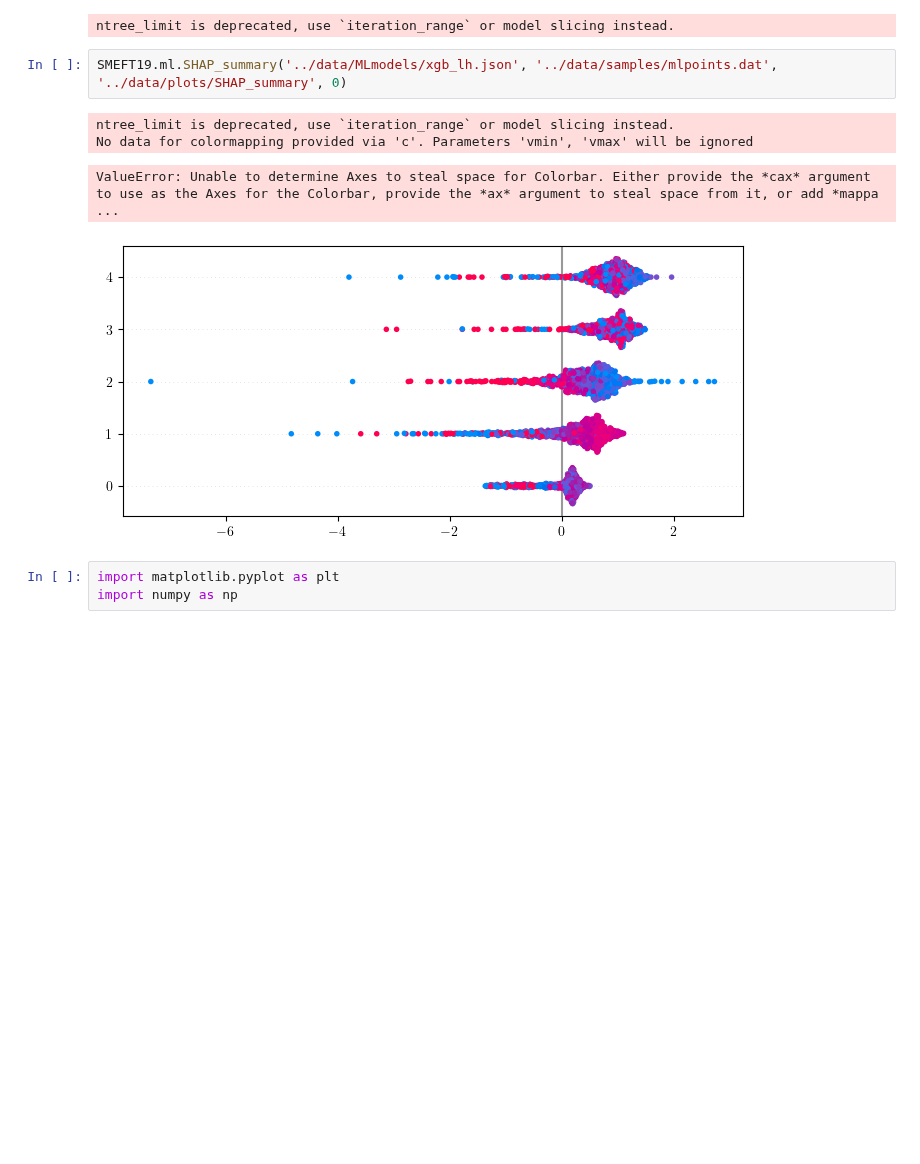
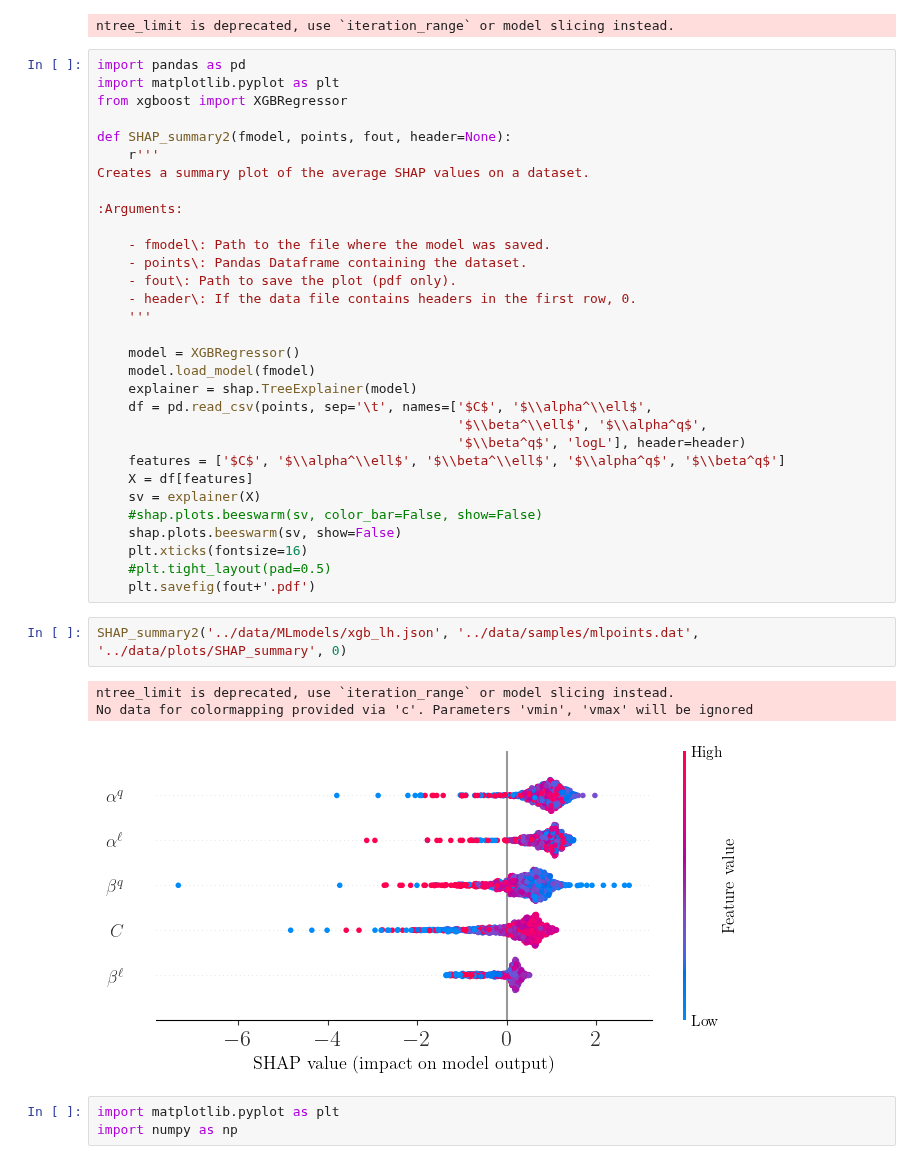
Before and after one commit to Jorge-Alda/SMEFT19-notebooks, a Jupyter notebook: PaperML/05_Training.ipynb, the cells around one changed output. Drawn from its saved outputs; the diff is of its cells as text; blank space fills up the shorter version.

```diff
--- a/PaperML/05_Training.ipynb
+++ b/PaperML/05_Training.ipynb
@@ -92,13 +93,43 @@ Base value: 0.5
 SHAP values: [[0.8984124 1.0841255 0.1545804 1.0430342 0.5202897]]
 Total prediction: 21.911547422409058
 ntree_limit is deprecated, use `iteration_range` or model slicing instead.
+# %%
+import pandas as pd
+import matplotlib.pyplot as plt
+from xgboost import XGBRegressor
+
+def SHAP_summary2(fmodel, points, fout, header=None):
+    r'''
+Creates a summary plot of the average SHAP values on a dataset.
+
+:Arguments:
+
+    - fmodel\: Path to the file where the model was saved.
+    - points\: Pandas Dataframe containing the dataset.
+    - fout\: Path to save the plot (pdf only).
+    - header\: If the data file contains headers in the first row, 0.
+    '''
+
+    model = XGBRegressor()
+    model.load_model(fmodel)
+    explainer = shap.TreeExplainer(model)
+    df = pd.read_csv(points, sep='\t', names=['$C$', '$\\alpha^\\ell$',
+                                              '$\\beta^\\ell$', '$\\alpha^q$',
+                                              '$\\beta^q$', 'logL'], header=header)
+    features = ['$C$', '$\\alpha^\\ell$', '$\\beta^\\ell$', '$\\alpha^q$', '$\\beta^q$']
+    X = df[features]
+    sv = explainer(X)
+    #shap.plots.beeswarm(sv, color_bar=False, show=False)
+    shap.plots.beeswarm(sv, show=False)
+    plt.xticks(fontsize=16)
+    #plt.tight_layout(pad=0.5)
+    plt.savefig(fout+'.pdf')
 # %%
-SMEFT19.ml.SHAP_summary('../data/MLmodels/xgb_lh.json', '../data/samples/mlpoints.dat', '../data/plots/SHAP_summary', 0)
+SHAP_summary2('../data/MLmodels/xgb_lh.json', '../data/samples/mlpoints.dat', '../data/plots/SHAP_summary', 0)
 # %% [output]
 ntree_limit is deprecated, use `iteration_range` or model slicing instead.
 No data for colormapping provided via 'c'. Parameters 'vmin', 'vmax' will be ignored
-ValueError: Unable to determine Axes to steal space for Colorbar. Either provide the *cax* argument to use as the Axes for the Colorbar, provide the *ax* argument to steal space from it, or add *mappa ...
-[figure, old version]
+[figure, new version]
 # %%
 import matplotlib.pyplot as plt
 import numpy as np
```
Also changed, not shown: parts of 13 cells of this notebook, 10 other files.
